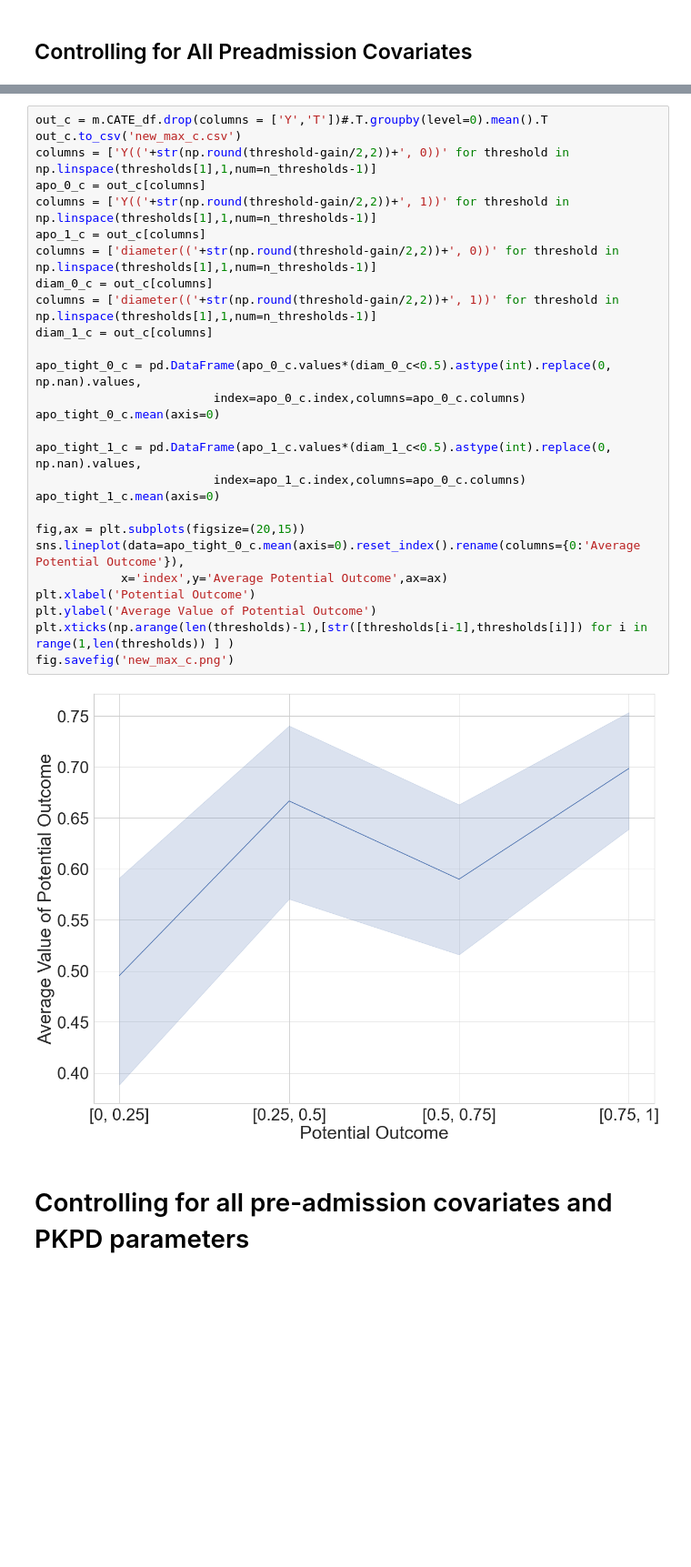
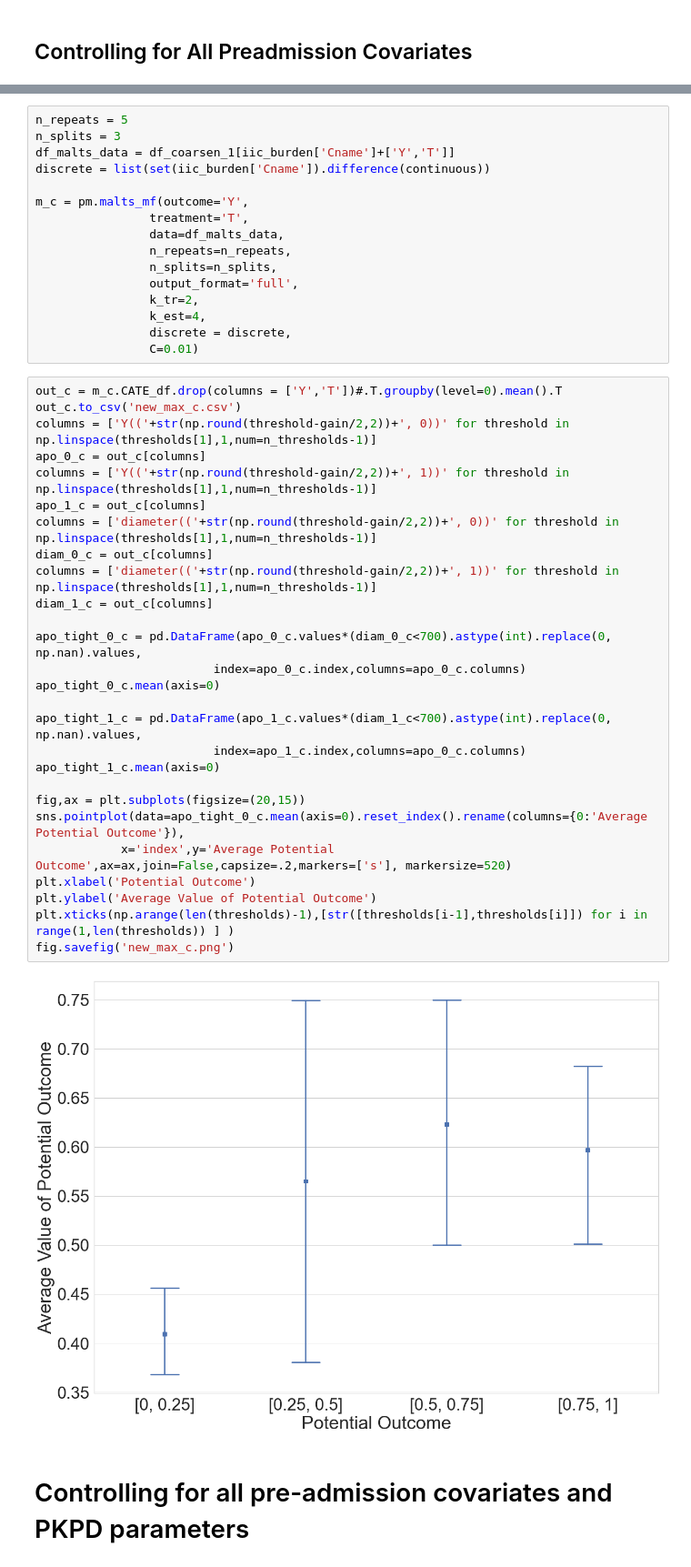
Before and after one commit to Hockey86/iic_causal_inference, a Jupyter notebook: aim2/short_term_drug_effect.ipynb, the cells around one changed output, grey strips where cells are left out. Shown: that part at 91% size. Saved outputs shown, nothing was run; the diff lists cells and outputs as text; blank space fills up the shorter version.

```diff
--- a/aim2/short_term_drug_effect.ipynb
+++ b/aim2/short_term_drug_effect.ipynb
@@ -289,31 +224,47 @@ m = pm.malts_mf(outcome='Y',
+# %%
+n_repeats = 5
+n_splits = 3
+df_malts_data = df_coarsen_1[iic_burden['Cname']+['Y','T']]
+discrete = list(set(iic_burden['Cname']).difference(continuous))
+
+m_c = pm.malts_mf(outcome='Y',
+                treatment='T',
+                data=df_malts_data,
+                n_repeats=n_repeats,
+                n_splits=n_splits,
+                output_format='full',
+                k_tr=2,
+                k_est=4,
+                discrete = discrete,
+                C=0.01)
 # %%
-out_c = m.CATE_df.drop(columns = ['Y','T'])#.T.groupby(level=0).mean().T
+out_c = m_c.CATE_df.drop(columns = ['Y','T'])#.T.groupby(level=0).mean().T
 out_c.to_csv('new_max_c.csv')
 columns = ['Y(('+str(np.round(threshold-gain/2,2))+', 0))' for threshold in np.linspace(thresholds[1],1,num=n_thresholds-1)]
 apo_0_c = out_c[columns]
 columns = ['Y(('+str(np.round(threshold-gain/2,2))+', 1))' for threshold in np.linspace(thresholds[1],1,num=n_thresholds-1)]
 apo_1_c = out_c[columns]
 columns = ['diameter(('+str(np.round(threshold-gain/2,2))+', 0))' for threshold in np.linspace(thresholds[1],1,num=n_thresholds-1)]
 diam_0_c = out_c[columns]
 columns = ['diameter(('+str(np.round(threshold-gain/2,2))+', 1))' for threshold in np.linspace(thresholds[1],1,num=n_thresholds-1)]
 diam_1_c = out_c[columns]
 
-apo_tight_0_c = pd.DataFrame(apo_0_c.values*(diam_0_c<0.5).astype(int).replace(0, np.nan).values,
+apo_tight_0_c = pd.DataFrame(apo_0_c.values*(diam_0_c<700).astype(int).replace(0, np.nan).values,
                          index=apo_0_c.index,columns=apo_0_c.columns)
 apo_tight_0_c.mean(axis=0)
 
-apo_tight_1_c = pd.DataFrame(apo_1_c.values*(diam_1_c<0.5).astype(int).replace(0, np.nan).values,
+apo_tight_1_c = pd.DataFrame(apo_1_c.values*(diam_1_c<700).astype(int).replace(0, np.nan).values,
                          index=apo_1_c.index,columns=apo_0_c.columns)
 apo_tight_1_c.mean(axis=0)
 
 fig,ax = plt.subplots(figsize=(20,15))
-sns.lineplot(data=apo_tight_0_c.mean(axis=0).reset_index().rename(columns={0:'Average Potential Outcome'}),
-            x='index',y='Average Potential Outcome',ax=ax)
+sns.pointplot(data=apo_tight_0_c.mean(axis=0).reset_index().rename(columns={0:'Average Potential Outcome'}),
+            x='index',y='Average Potential Outcome',ax=ax,join=False,capsize=.2,markers=['s'], markersize=520)
 plt.xlabel('Potential Outcome')
 plt.ylabel('Average Value of Potential Outcome')
 plt.xticks(np.arange(len(thresholds)-1),[str([thresholds[i-1],thresholds[i]]) for i in range(1,len(thresholds)) ] )
 fig.savefig('new_max_c.png')
 # %% [output]
-[figure, old version]
+[figure, new version]
 # %% [markdown]
 # Controlling for all pre-admission covariates and PKPD parameters
```
Also changed, not shown: parts of 13 cells of this notebook, 7 other files.
